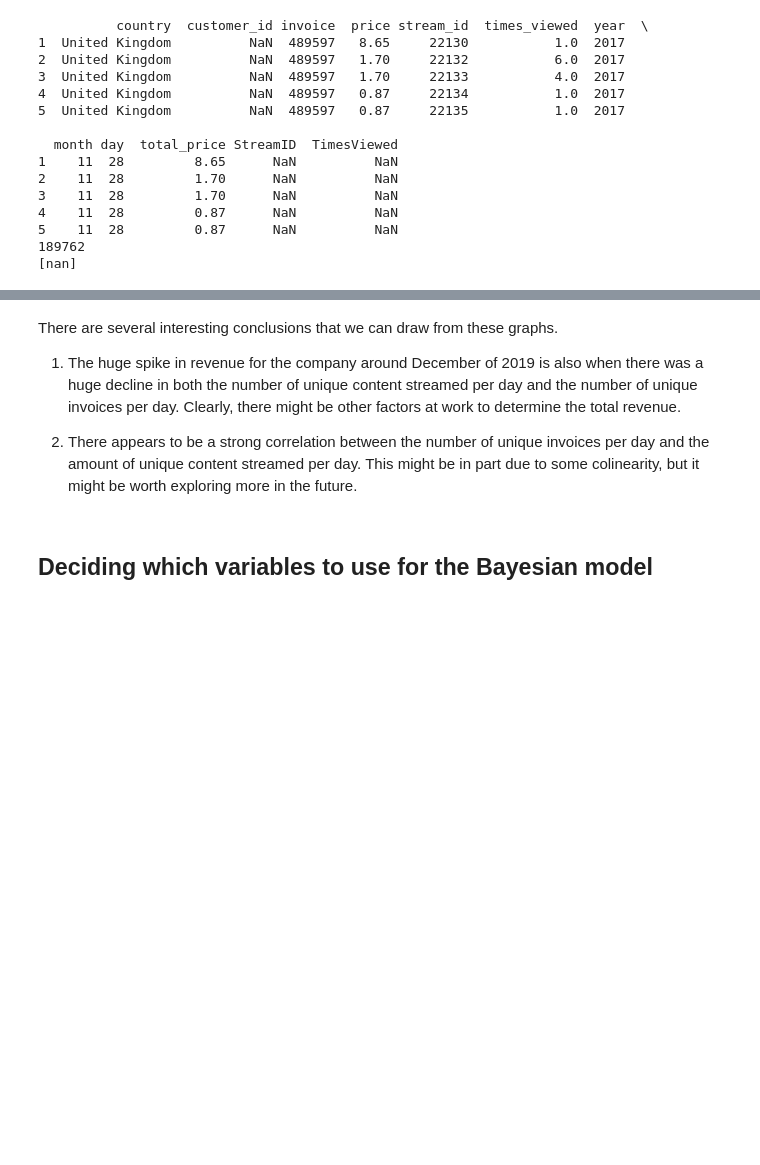
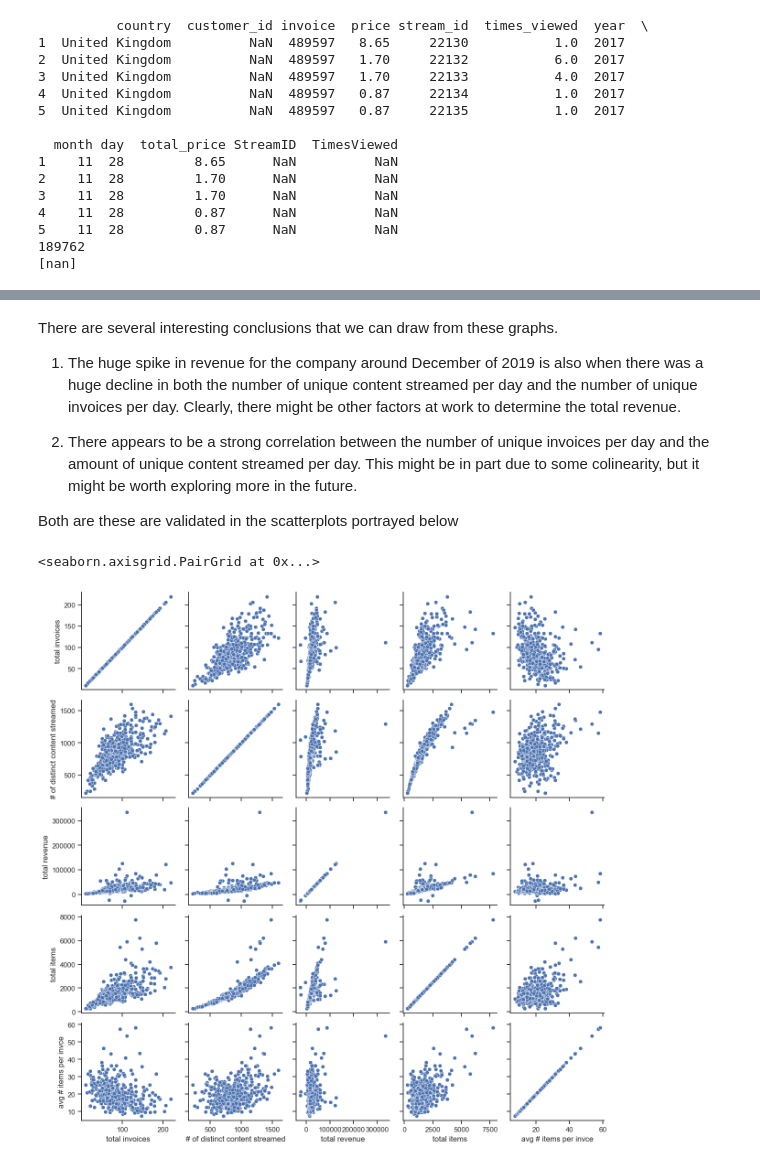
Before and after one commit to grquigg/ai-workflow-capstone, a Jupyter notebook: exploration.ipynb, the cells around one changed output, grey strips where cells are left out. Cells and saved outputs as stored; diff of their text form; code cells hidden in the pictures; blank space fills up the shorter version.

Commit message:
Finalizing the data exploration stages

```diff
--- a/exploration.ipynb
+++ b/exploration.ipynb
@@ -256,0 +429,11 @@ date
+# %%
+#determine level of correlation between the total amount of revenue and the variables of interest
+#concatenate all of the previously created dataframe views
+merged_df = pd.DataFrame()
+merged_df = count_invoices.merge(count_content, on='date', how='inner')
+merged_df = merged_df.merge(overview, on="date", how="inner")
+merged_df = merged_df.merge(avg_invoices, on="date", how="inner")
+merged_df["date"] = merged_df.index
+merged_df.drop(["Total unique invoices"], axis=1, inplace=True)
+merged_df.columns = ['total invoices', '# of distinct content streamed', 'total revenue', "total items", "avg # items per invce", "date"]
+print(merged_df)
@@ -260,5 +461,18 @@ There are several interesting conclusions that we can draw from these graphs.
 1. The huge spike in revenue for the company around December of 2019 is also when there was a huge decline in both the number of unique content streamed per day and the number of unique invoices per day. Clearly, there might be other factors at work to determine the total revenue.
 
 2. There appears to be a strong correlation between the number of unique invoices per day and the amount of unique content streamed per day. This might be in part due to some colinearity, but it might be worth exploring more in the future.
+
+Both are these are validated in the scatterplots portrayed below
-# %% [markdown]
-## Deciding which variables to use for the Bayesian model ##
+# %%
+import seaborn as sns
+
+sns.set(style="ticks", color_codes=True)
+
+## make a pair plot
+columns = ['total invoices', '# of distinct content streamed', "total revenue", "total items", "avg # items per invce"]
+
+g = sns.PairGrid(merged_df[columns])
+g.map(sns.scatterplot)
+# %% [output]
+<seaborn.axisgrid.PairGrid at 0x...>
+[figure, added]
```
Also changed, not shown: parts of 38 cells of this notebook, 1 other file.
